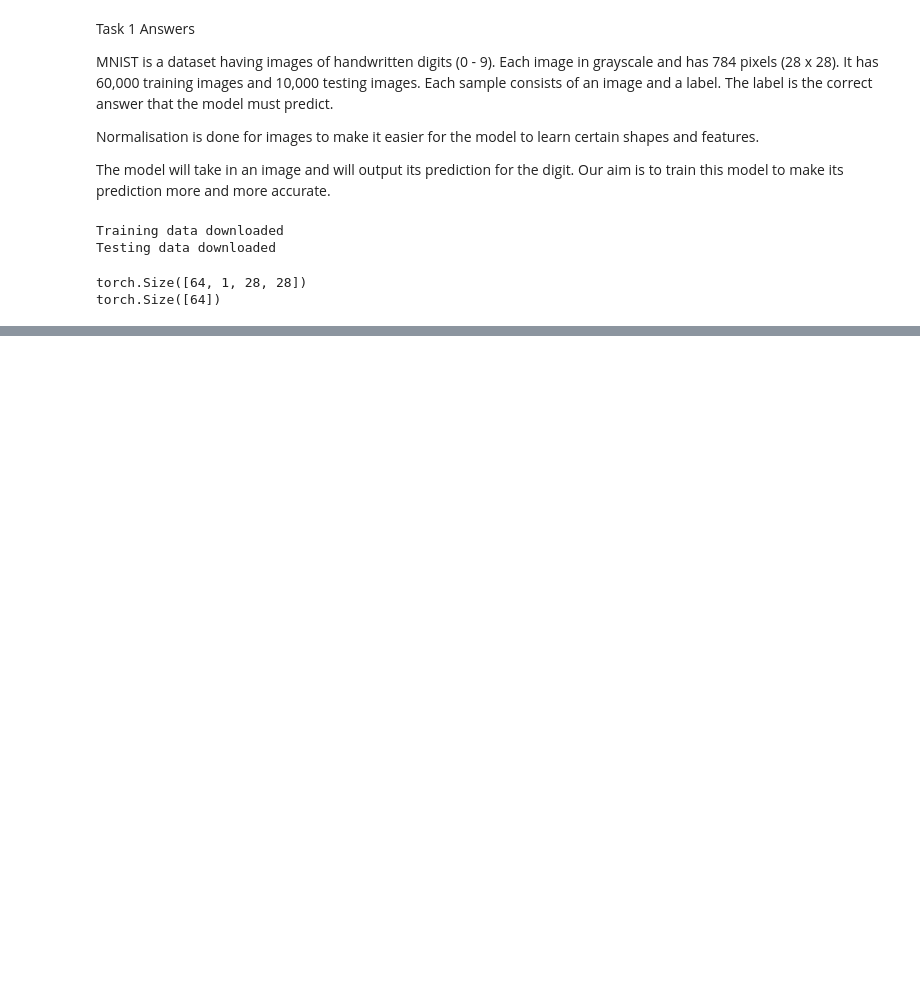
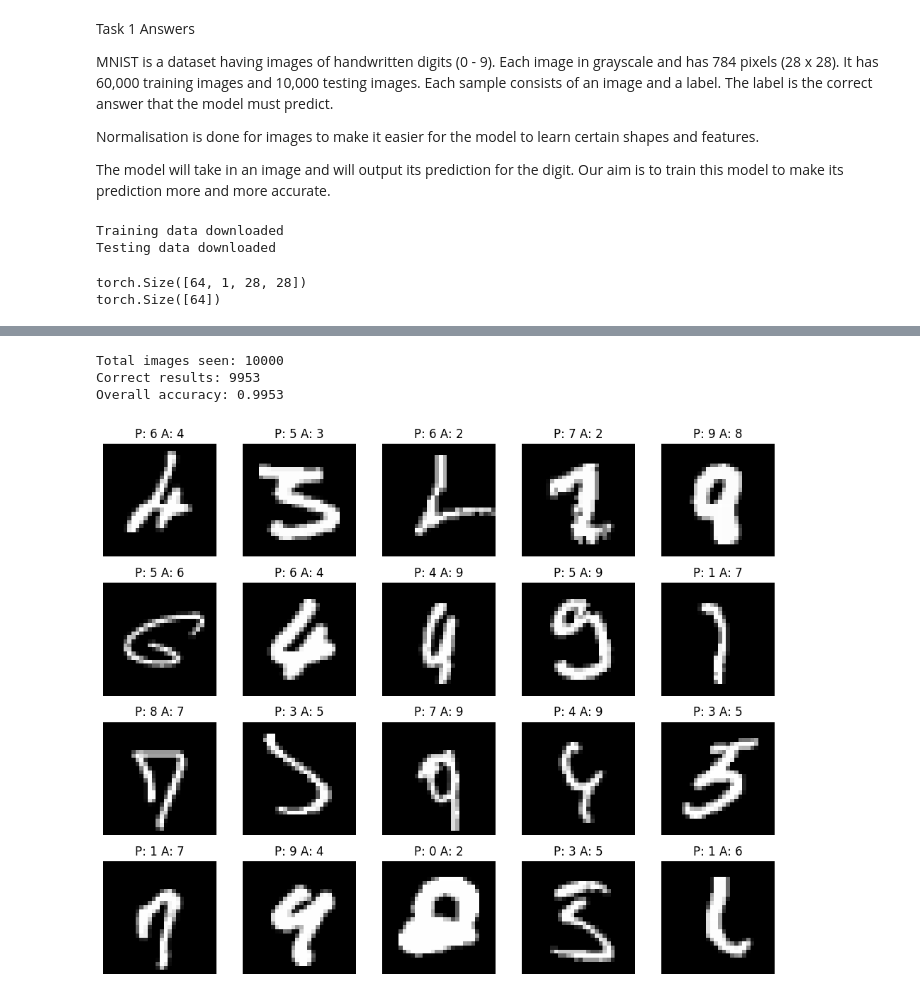
Before and after one commit to AddyDev-Projects/DeepTrace-Project, a Jupyter notebook: 251ME303/MNIST_DigitClassification/mnist.ipynb, the cells around one changed output, grey strips where cells are left out. Drawn from its saved outputs; the diff is of its cells as text; code cells hidden in the pictures; blank space fills up the shorter version.

```diff
--- a/251ME303/MNIST_DigitClassification/mnist.ipynb
+++ b/251ME303/MNIST_DigitClassification/mnist.ipynb
@@ -155,13 +158,15 @@ class DigitCNN(nn.Module):
 
         return self.net(x)
 # %%
-model: DigitCNN = DigitCNN()
+device: torch.device = torch.device("cuda" if torch.cuda.is_available() else "cpu")
+
+model: DigitCNN = DigitCNN().to(device)
 
 criterion: nn.CrossEntropyLoss = nn.CrossEntropyLoss()
 
 """
 
-I initially tried lr of 0.001. Then I changed it to 0.0007. That was too slow, accuracy went from 99.38 to 99.32. So I incresed it to a
+I initially tried lr of 0.001. Then I changed it to 0.0007. That was too slow, accuracy went from 99.38 to 99.32. So I increased it to a
 
 value of 0.0009. This gave me my max of 99.46.
 
@@ -316,0 +498,35 @@ Overall accuracy: 0.9946
+# %%
+# We test the model here
+
+_, wrong_images, wrong_labels, wrong_predictions = test()
+
+# Showing first 20 mistakes
+
+fig, axes = plt.subplots(4, 5, figsize = (10, 8))
+
+for i, ax in enumerate(axes.flat):
+
+    if (i >= len(wrong_labels)):
+
+        break
+
+    img: torch.Tensor = wrong_images[i]
+
+    img = img.cpu()
+
+    img = img * 0.3081 + 0.1307
+
+    ax.imshow(img, cmap = "gray")
+
+    ax.set_title(f"P: {wrong_predictions[i]} A: {wrong_labels[i]}")
+
+    ax.axis("off")
+
+plt.tight_layout()
+
+plt.show()
+# %% [output]
+Total images seen: 10000
+Correct results: 9953
+Overall accuracy: 0.9953
+[figure, added]
```
Also changed, not shown: parts of 13 cells of this notebook, 1 other file.
